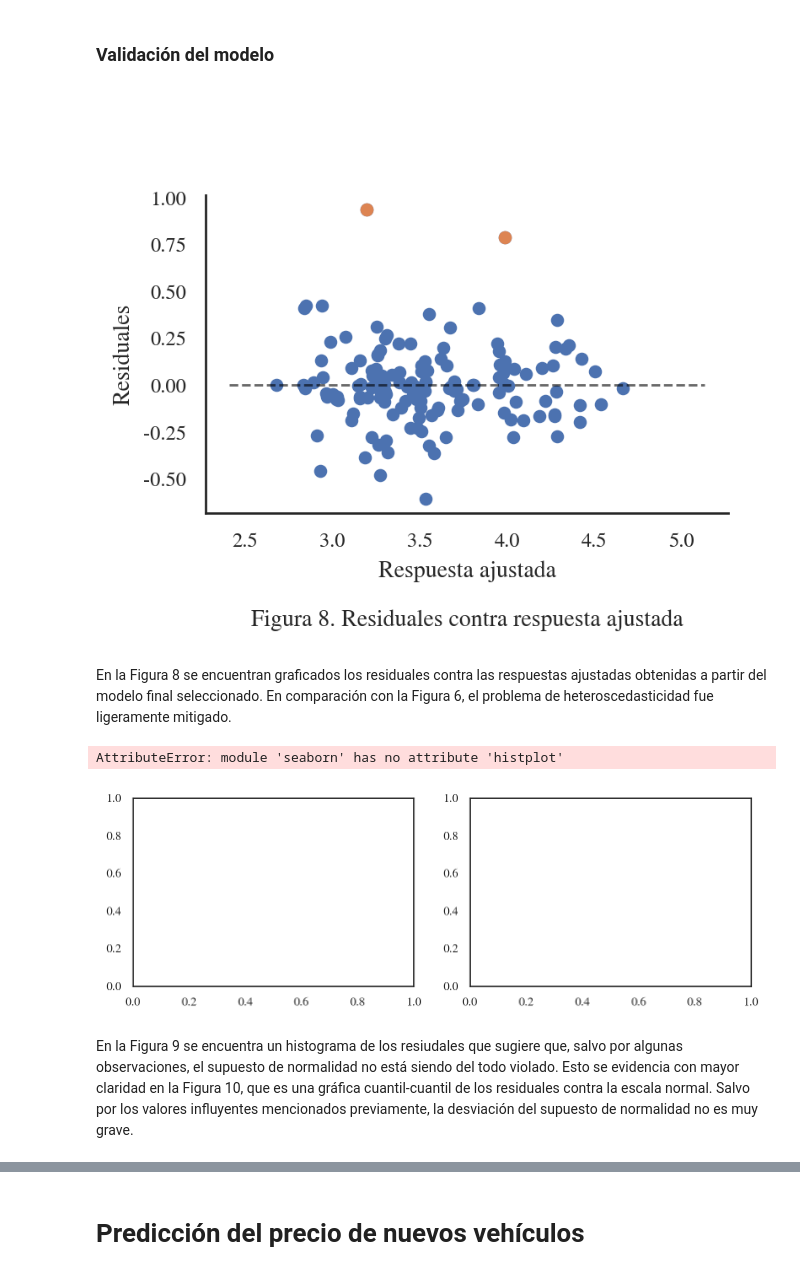
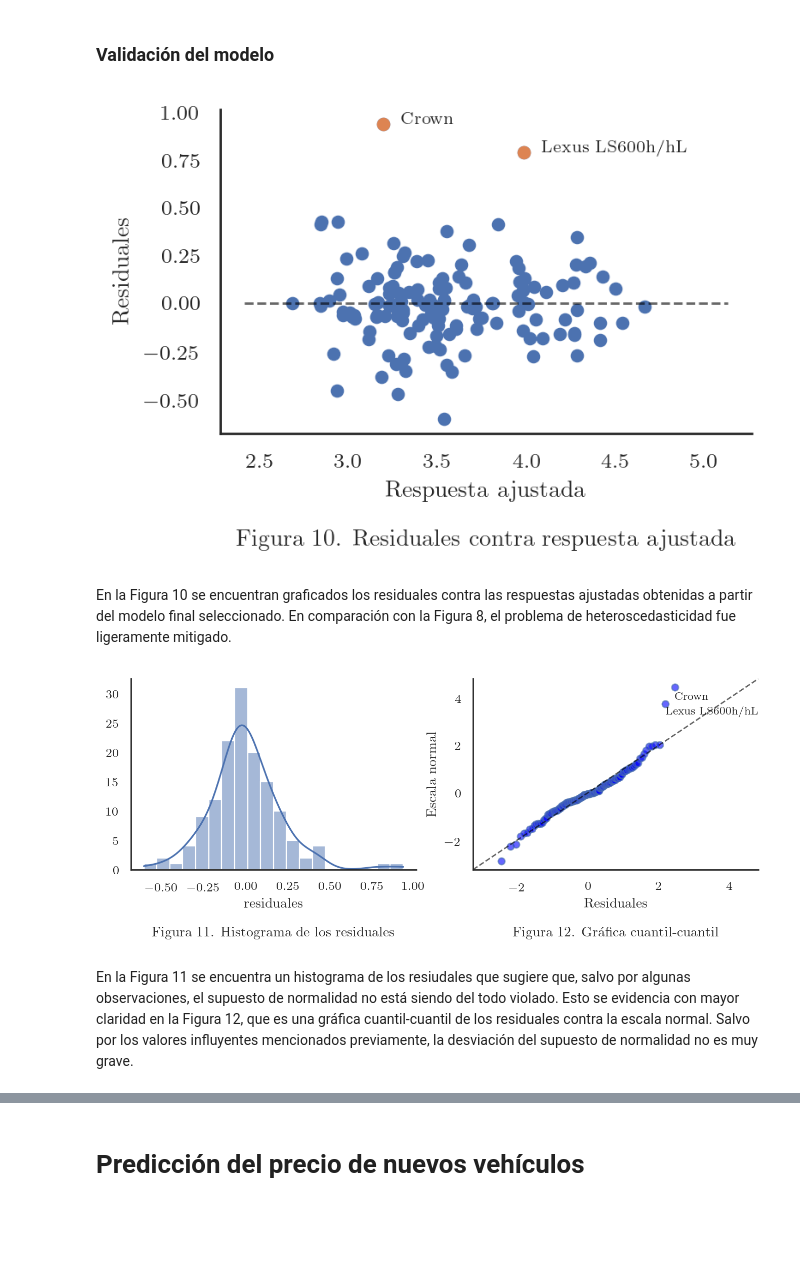
Before and after one commit to cegm/EA2-Entregables, a Jupyter notebook: Controles/Control 4/KND.ipynb, the cells around one changed output, grey strips where cells are left out. Cells and saved outputs as stored; diff of their text form; code cells hidden in the pictures; blank space fills up the shorter version.

```diff
--- a/Controles/Control 4/KND.ipynb
+++ b/Controles/Control 4/KND.ipynb
@@ -226,7 +234,7 @@ Para la mayoría de las observaciones el consumo de combustible es igual al máx
 # %% [markdown]
 A continuación evaluaremos la relación lineal entre los regresores y la variable respuesta.
 # %%
-fig, axes = plt.subplots(1, 3, figsize = ((FIG_WIDTH+1)*3, FIG_HEIGHT))
+fig, axes = plt.subplots(1, 3, figsize = ((FIG_WIDTH+2)*3, FIG_HEIGHT))
 xs = ['accelrate', 'mpg', 'mpgmpge']
 labels  = ['tasa de aceleración', 'consumo de combustible', 'máximo de consumo de combustible o equivalente']
 captions = ['\\texttt{accelrate}', '\\texttt{mpg}', '\\texttt{mpgmpge}']
@@ -390,6 +409,7 @@ data_fin['mpgmpge'] = data['mpgmpge']
 data_fin['carclass'] = data['newCarClass']
 data_fin['accelrate'] = data['accelrate']
 data_fin['manufacturer'] = data['manufacturer']
+data_fin['vehicle'] = data['vehicle']
 # %%
 def fit_model(regresors, df):
     formula = 'msrp~{}'.format('+'.join(regresors))
@@ -468,7 +526,7 @@ AttributeError: 'Styler' object has no attribute 'filter'
 En la Tabla 2 se muestra que el modelo que simultáneamente minimiza el valor del AIC y el valor $p$ asociado con el estadístico $F$ de la prueba de la significancia de la regresión es el que se muestra en la última fila de la tabla, es decir, aquel que considera a `mpgmpge`, `carclass`, `accelrate` y `manufacturer`como regresores. En todos los casos la $C_p$ de Mallows es igual a la cantidad de regresores empleados. La cantidad de 30 regresores corresponde a (25 - 1) variables indicadoras asociadas con el factor `manufacturer`, (4 - 1) variables indicadoras asociadas con el factor `carclass`, 2 variables numéricas y 1 regresor asociado con el coeficiente $\beta_0$
 # %%
 formula = 'msrp~mpgmpge+carclass+accelrate+manufacturer'
-modelo = sm.ols(formula=formula, data = data_fin.drop(index = []))
+modelo = sm.ols(formula=formula, data = data_fin)
 fitted = modelo.fit()
 # %% [markdown]
 ## Detección de valores atípicos
@@ -546,14 +594,13 @@ format_plot(
     axes,
     x_label = 'Respuesta ajustada',
     y_label = 'Residuales estandarizados',
-    caption = 'Figura 7. Residuales estandarizados contra respuesta ajustada'
+    caption = 'Figura 9. Residuales estandarizados contra respuesta ajustada'
 )
 
 for i in outliers:
-    print(i)
-    axes.annotate(i,
-                  xy=(fitted.fittedvalues[i]+0.9, standardized_residuals[i]),
-                  size = 7
+    axes.annotate(data_fin['vehicle'][i],
+                  xy=(fitted.fittedvalues[i]+0.1, standardized_residuals[i]),
+                  size = 6
                  )
 
 plt.show()
@@ -596,31 +662,31 @@ Se ha decidido conservar estas observaciones debido a que no hay evidencia sufic
 # %%
 fig, axes = plt.subplots(1, 1)
 # grafica residuales
 xmin=min(fitted.fittedvalues)
 xmax = max(fitted.fittedvalues)
 axes.hlines(y=0, xmin=xmin*0.9, xmax=xmax*1.1, color='black',linestyle='--',lw=1, alpha = 0.6)
 axes.scatter(fitted.fittedvalues, fitted.resid)
 
 ## Quitar esto para no graficar outliers
 axes.scatter(fitted.fittedvalues[outliers], fitted.resid[outliers])
 
 for i in outliers:
-    axes.annotate(i,
-                  xy=(fitted.fittedvalues[i]+0.9, fitted.resid[i]+0.5),
+    axes.annotate(data_fin['vehicle'][i],
+                  xy=(fitted.fittedvalues[i]+0.1, fitted.resid[i]),
                   size = 7
                  )
 
 format_plot(
     axes,
     x_label = 'Respuesta ajustada',
     y_label = 'Residuales',
-    caption = 'Figura 8. Residuales contra respuesta ajustada'
+    caption = 'Figura 10. Residuales contra respuesta ajustada'
 )
 plt.show()
 # %% [output]
-[figure, old version]
+[figure, new version]
 # %% [markdown]
-En la Figura 8 se encuentran graficados los residuales contra las respuestas ajustadas obtenidas a partir del modelo final seleccionado. En comparación con la Figura 6, el problema de heteroscedasticidad fue ligeramente mitigado.
+En la Figura 10 se encuentran graficados los residuales contra las respuestas ajustadas obtenidas a partir del modelo final seleccionado. En comparación con la Figura 8, el problema de heteroscedasticidad fue ligeramente mitigado.
 # %%
 fig, axes = plt.subplots(1, 2, figsize=(FIG_WIDTH*2, FIG_HEIGHT))
 # Histograma
@@ -629,7 +695,7 @@ format_plot(
     ax = axes[0],
     x_label = 'residuales',
     y_label = '',
-    caption = 'Figura 9. Histograma de los residuales'
+    caption = 'Figura 11. Histograma de los residuales'
 )
 #Gráfica cuantil-cuantil
 pp = ProbPlot(fitted.resid_pearson, fit=True)
@@ -640,7 +706,7 @@ abs_norm_resid = np.flip(np.argsort(np.abs(fitted.resid_pearson)), 0)
 abs_norm_resid_top_3 = abs_norm_resid[:2]
 
 for r, i in enumerate(abs_norm_resid_top_3):
-    axes[1].annotate(i,
+    axes[1].annotate(data_fin['vehicle'][i],
                      xy=(np.flip(pp.theoretical_quantiles, 0)[r],
                                    fitted.resid_pearson[i]),
                     size = 8)
@@ -651,14 +717,13 @@ format_plot(
     axes[1],
     x_label = 'Residuales',
     y_label = 'Escala normal',
-    caption = 'Figura 10. Gráfica cuantil-cuantil'
+    caption = 'Figura 12. Gráfica cuantil-cuantil'
 )
 plt.show()
 # %% [output]
-AttributeError: module 'seaborn' has no attribute 'histplot'
-[figure, old version]
+[figure, new version]
 # %% [markdown]
-En la Figura 9 se encuentra un histograma de los resiudales que sugiere que, salvo por algunas observaciones, el supuesto de normalidad no está siendo del todo violado. Esto se evidencia con mayor claridad en la Figura 10, que es una gráfica cuantil-cuantil de los residuales contra la escala normal. Salvo por los valores influyentes mencionados previamente, la desviación del supuesto de normalidad no es muy grave.
+En la Figura 11 se encuentra un histograma de los resiudales que sugiere que, salvo por algunas observaciones, el supuesto de normalidad no está siendo del todo violado. Esto se evidencia con mayor claridad en la Figura 12, que es una gráfica cuantil-cuantil de los residuales contra la escala normal. Salvo por los valores influyentes mencionados previamente, la desviación del supuesto de normalidad no es muy grave.
 # %%
 #------------------------------------------------
 fig, axes = plt.subplots(1, 2, figsize=(FIG_WIDTH*2, FIG_HEIGHT))
```
Also changed, not shown: parts of 24 cells of this notebook, 13 other files.
